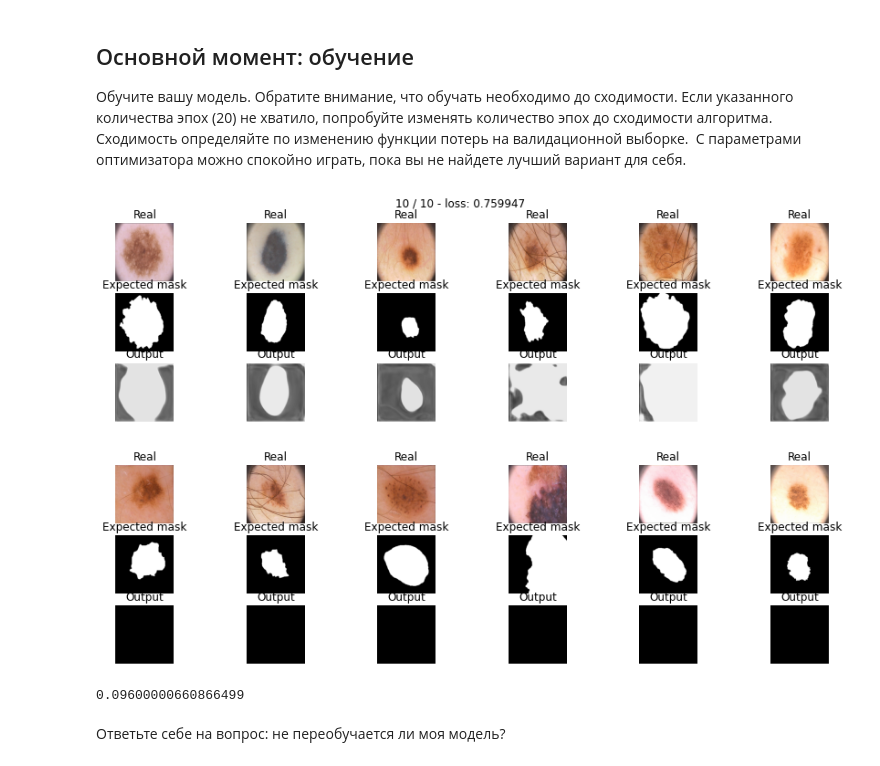
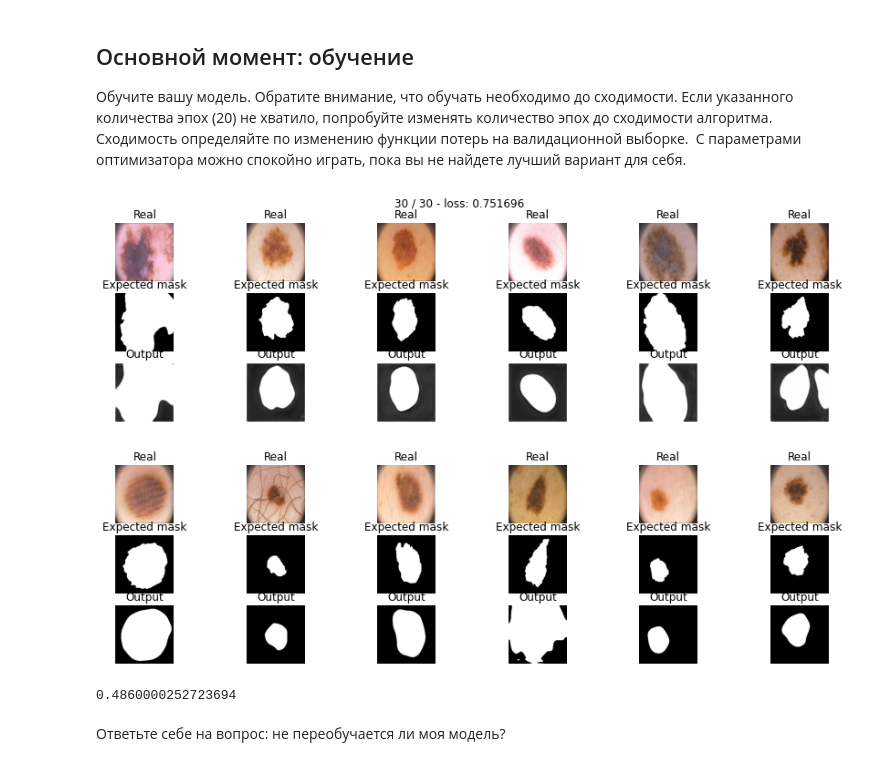
Before and after one commit to LevPerla/DLS_CV_Course, a Jupyter notebook: homeworks_2/[hw]semantic_segmentation.ipynb, the cells around one changed output. Drawn from its saved outputs; the diff is of its cells as text; code cells hidden in the pictures.

```diff
--- a/homeworks_2/[hw]semantic_segmentation.ipynb
+++ b/homeworks_2/[hw]semantic_segmentation.ipynb
@@ -414,16 +432,16 @@ def show_val_loss_plot(history):
 # %%
 model = SegNet().to(device)
 
-max_epochs = 10
+max_epochs = 30
 optimizer = torch.optim.Adam(model.parameters(), lr=1e-4, amsgrad=True)
-history = train(model, optimizer, bce_loss, max_epochs, data_tr, data_val, patience=2)
+history = train(model, optimizer, bce_loss, max_epochs, data_tr, data_val, patience=4)
 # %% [output]
-[figure, old version]
+[figure, new version]
 # %%
-score_model(model, iou_pytorch, data_val, threshold=0.1)
+score_model(model, iou_pytorch, data_val, threshold=0.5)
 # %% [output]
-[figure, old version]
+[figure, new version]
-0.09600000660866499
+0.4860000252723694
 # %% [markdown]
 Ответьте себе на вопрос: не переобучается ли моя модель?
 # %%
```
Also changed, not shown: parts of 20 cells of this notebook.
